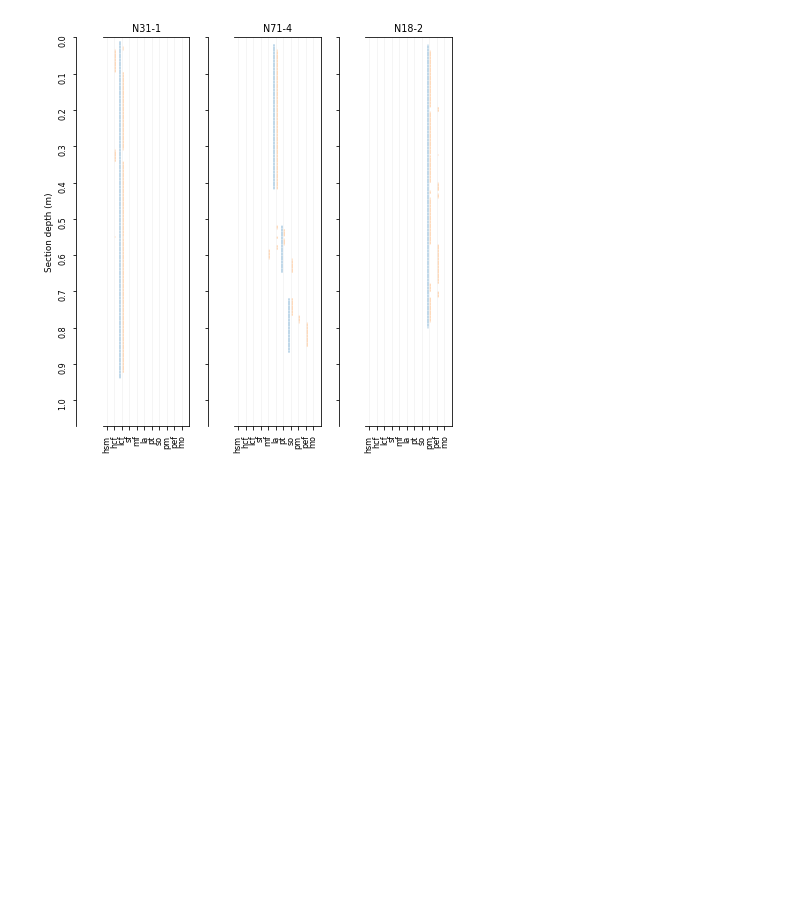
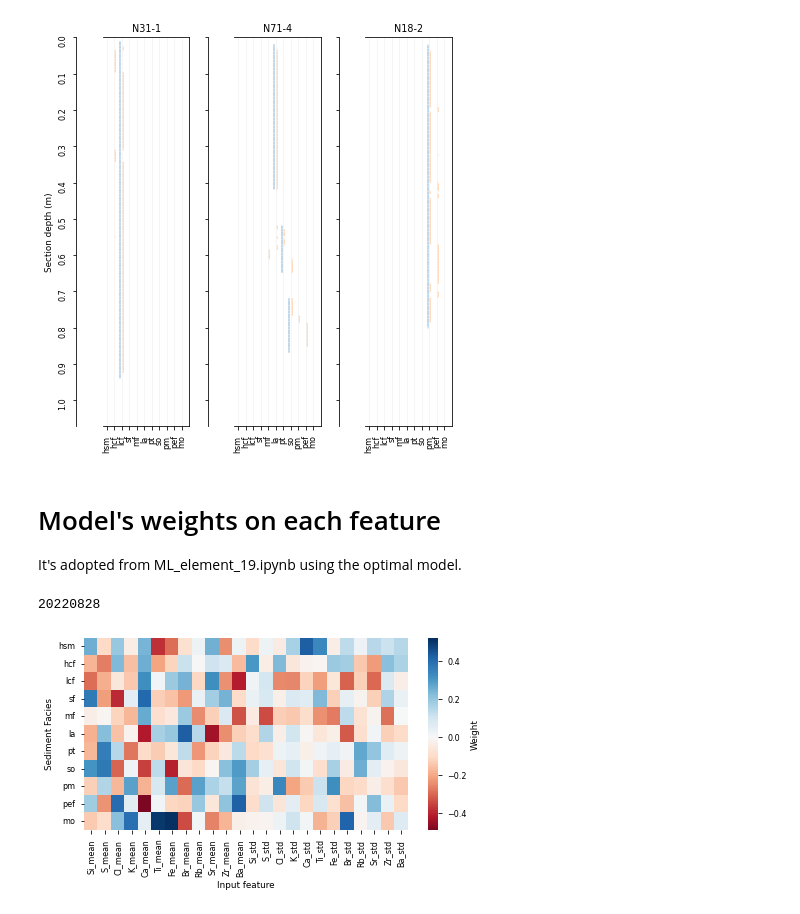
Before and after one commit to dispink/WASA-faciesXRF, a Jupyter notebook: prepare_paper_03.ipynb, the cells around one changed output. Saved outputs shown, nothing was run; the diff lists cells and outputs as text; code cells hidden in the pictures; blank space fills up the shorter version.

Commit message:
Modify figure for decision function
Output:
r_coef_roll+lr_20220828.png
	modified:   prepare_paper_03.ipynb

```diff
--- a/prepare_paper_03.ipynb
+++ b/prepare_paper_03.ipynb
@@ -193,3 +193,34 @@ def plot_facies(data_df, section_list, y_pred, Facies, depth):
 plot_facies(y_df, ['N31-1', 'N71-4', 'N18-2'], 'y_roll', Facies, 'section_depth_mm')
 # %% [output]
 [figure]
+# %% [markdown]
+# Model's weights on each feature
+It's adopted from ML_element_19.ipynb using the optimal model.
+# %%
+from joblib import load
+
+model = load('models/r_roll_lr_model_20220120.joblib')
+coef = model.named_steps['lr'].coef_
+# %%
+from wasafacies import Evaluation, PrepareData
+
+eva = Evaluation()
+Facies = eva.get_Facies()
+
+prepare = PrepareData()
+facies, id_list = prepare.create_recla()
+
+data_df = prepare.create_roll(facies=facies, id_list=id_list)
+# %%
+plt.figure(figsize=(7.25, 3.54))
+sns.heatmap(coef, cmap='RdBu',
+    yticklabels=Facies, xticklabels=data_df.columns[:-2],
+    center=0,cbar_kws = {'label' : 'Weight'})
+plt.yticks(rotation=0, va='center')
+plt.xlabel('Input feature')
+plt.ylabel('Sediment Facies')
+plt.savefig('results/r_coef_roll+lr_{}.png'.format(date))
+print(date)
+# %% [output]
+20220828
+[figure, added]
```
